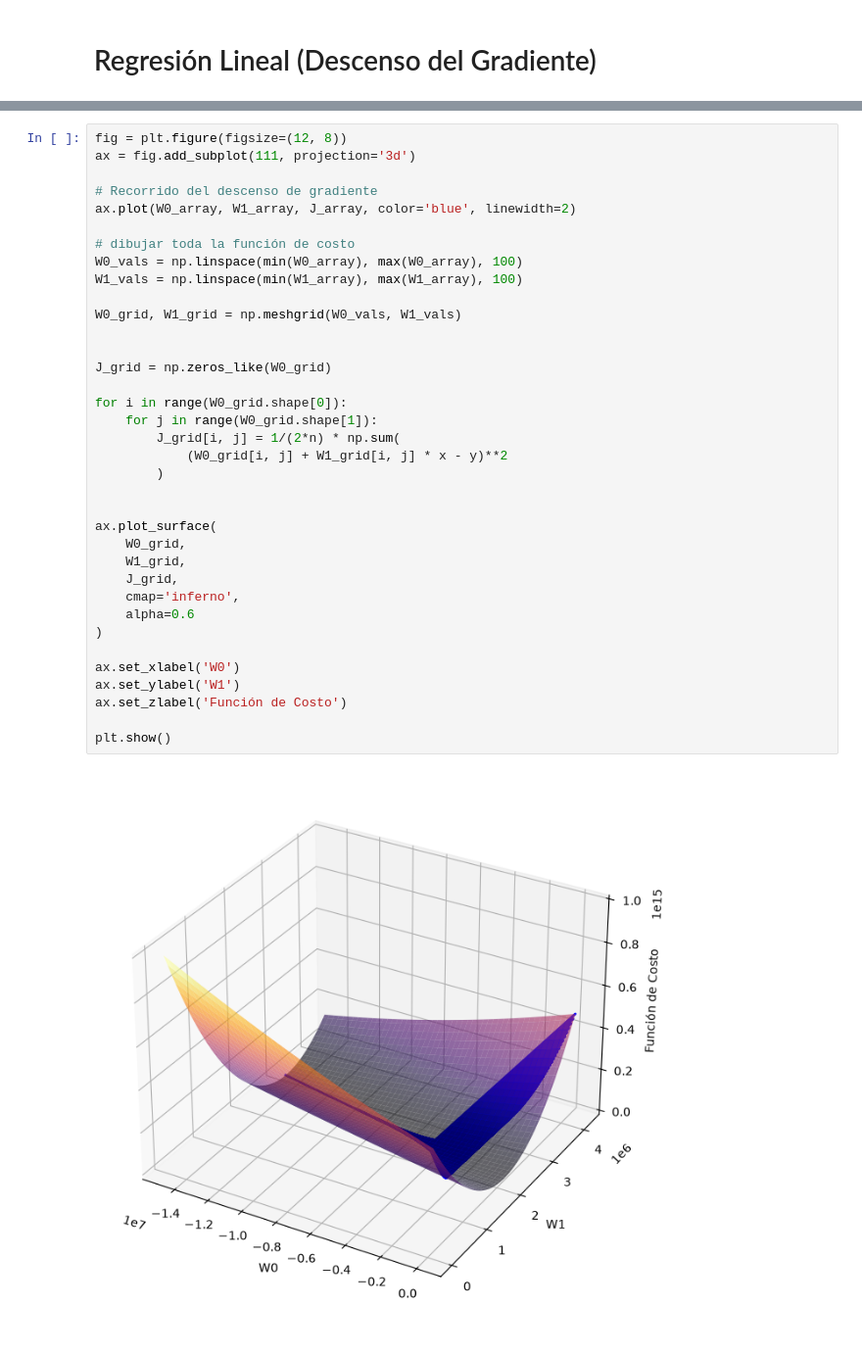
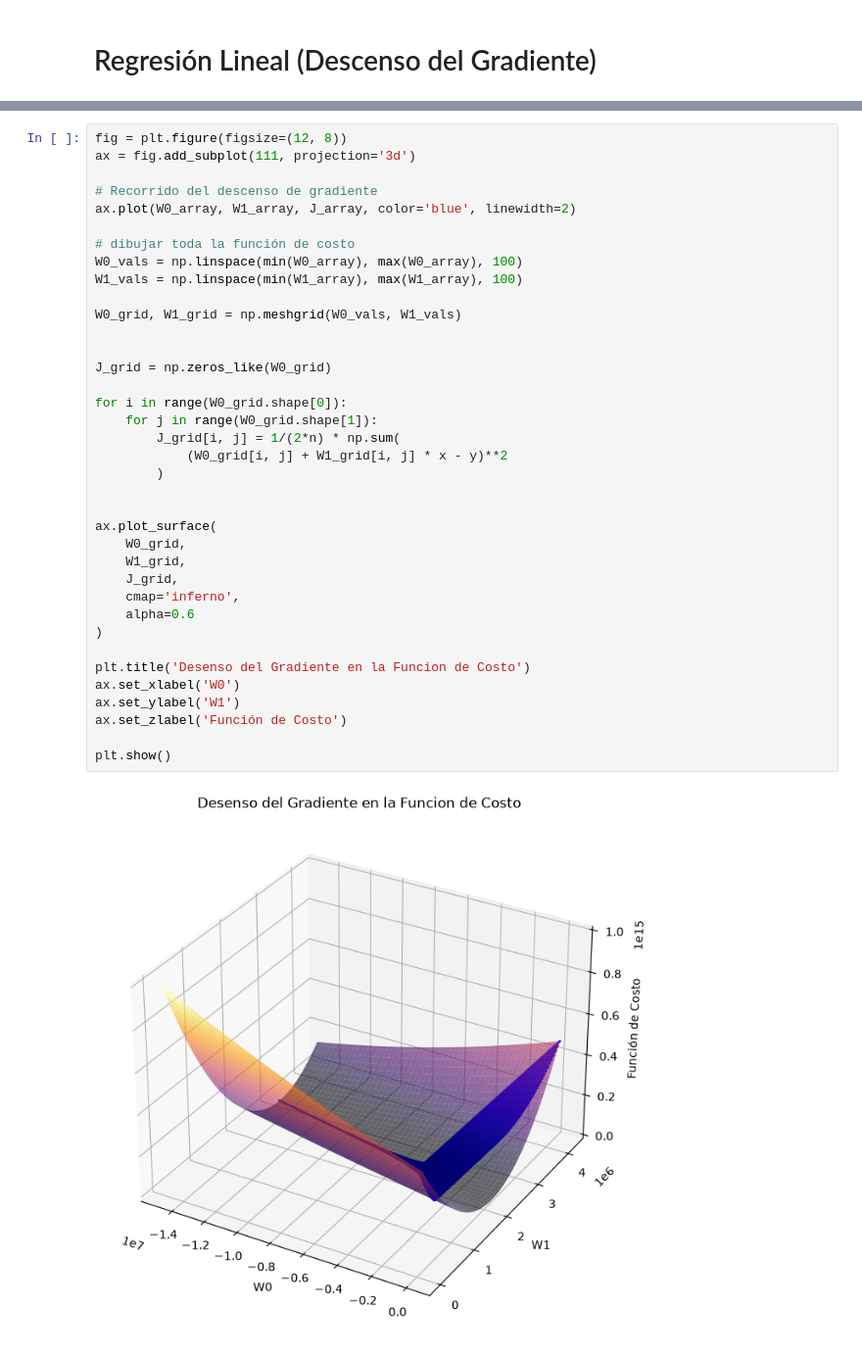
Before and after one commit to 10Nick01/Mineria, a Jupyter notebook: Tareas/Mineria5/Mineria5.ipynb, the cells around one changed output, grey strips where cells are left out. Shown at 98% size. Saved outputs shown, nothing was run; the diff lists cells and outputs as text.

```diff
--- a/Tareas/Mineria5/Mineria5.ipynb
+++ b/Tareas/Mineria5/Mineria5.ipynb
@@ -214,31 +216,32 @@ ax.plot(W0_array, W1_array, J_array, color='blue', linewidth=2)
 # dibujar toda la función de costo
 W0_vals = np.linspace(min(W0_array), max(W0_array), 100)
 W1_vals = np.linspace(min(W1_array), max(W1_array), 100)
 
 W0_grid, W1_grid = np.meshgrid(W0_vals, W1_vals)
 
 
 J_grid = np.zeros_like(W0_grid)
 
 for i in range(W0_grid.shape[0]):
     for j in range(W0_grid.shape[1]):
         J_grid[i, j] = 1/(2*n) * np.sum(
             (W0_grid[i, j] + W1_grid[i, j] * x - y)**2
         )
 
 
 ax.plot_surface(
     W0_grid,
     W1_grid,
     J_grid,
     cmap='inferno',
     alpha=0.6
 )
 
+plt.title('Desenso del Gradiente en la Funcion de Costo')
 ax.set_xlabel('W0')
 ax.set_ylabel('W1')
 ax.set_zlabel('Función de Costo')
 
 plt.show()
 # %% [output]
-[figure, old version]
+[figure, new version]
```
Also changed, not shown: parts of 8 cells of this notebook, 2 other files.
